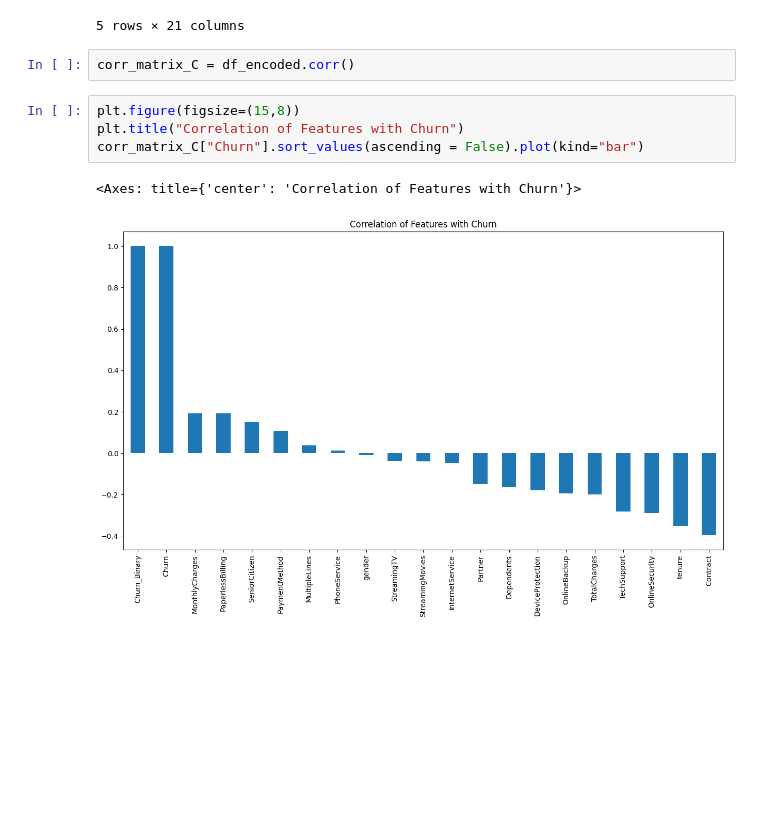
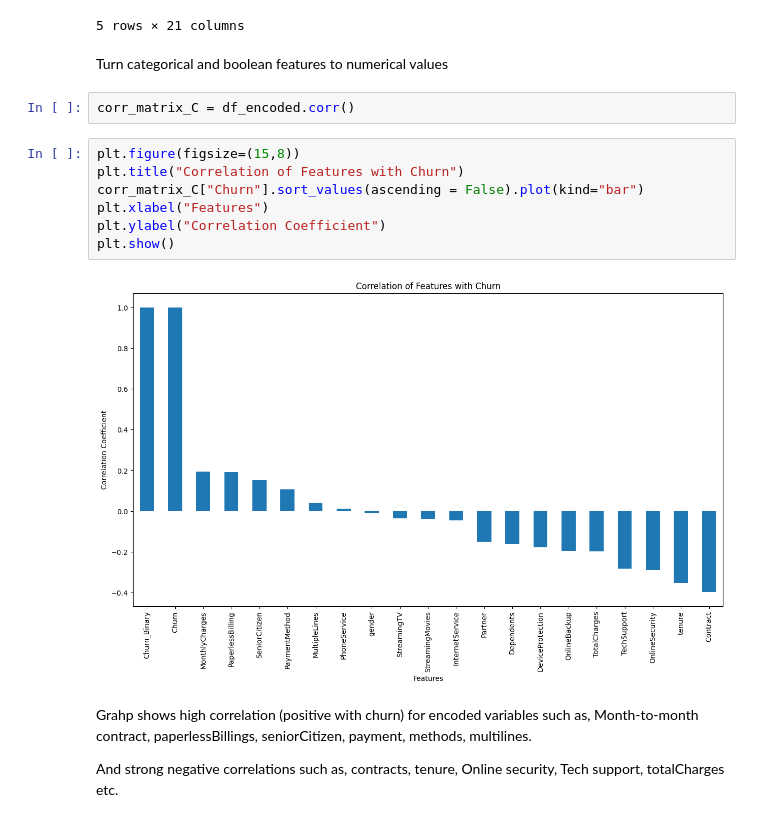
Before and after one commit to NisithaNimsara/Customer_Churn_Prediction-, a Jupyter notebook: EDA.ipynb, the cells around one changed output. Saved outputs shown, nothing was run; the diff lists cells and outputs as text; blank space fills up the shorter version.

```diff
--- a/EDA.ipynb
+++ b/EDA.ipynb
@@ -353,14 +377,22 @@ Name: count, dtype: int64
 | 3 | 1 | 0 | 0 | 0 | 45 | 0 | 1 | 0 | ... |
 | 4 | 0 | 0 | 0 | 0 | 2 | 1 | 0 | 1 | ... |
 5 rows × 21 columns
+# %% [markdown]
+Turn categorical and boolean features to numerical values
 # %%
 corr_matrix_C = df_encoded.corr()
 # %%
 plt.figure(figsize=(15,8))
 plt.title("Correlation of Features with Churn")
 corr_matrix_C["Churn"].sort_values(ascending = False).plot(kind="bar")
+plt.xlabel("Features")
+plt.ylabel("Correlation Coefficient")
+plt.show()
 # %% [output]
-<Axes: title={'center': 'Correlation of Features with Churn'}>
-[figure, old version]
+[figure, new version]
+# %% [markdown]
+Grahp shows high correlation (positive with churn) for encoded variables such as, Month-to-month contract, paperlessBillings, seniorCitizen, payment, methods, multilines.
+
+And strong negative correlations such as, contracts, tenure, Online security, Tech support, totalCharges etc.
 # %%
 plt.figure(figsize=(15, 10))
```
Also changed, not shown: parts of 6 cells of this notebook.
